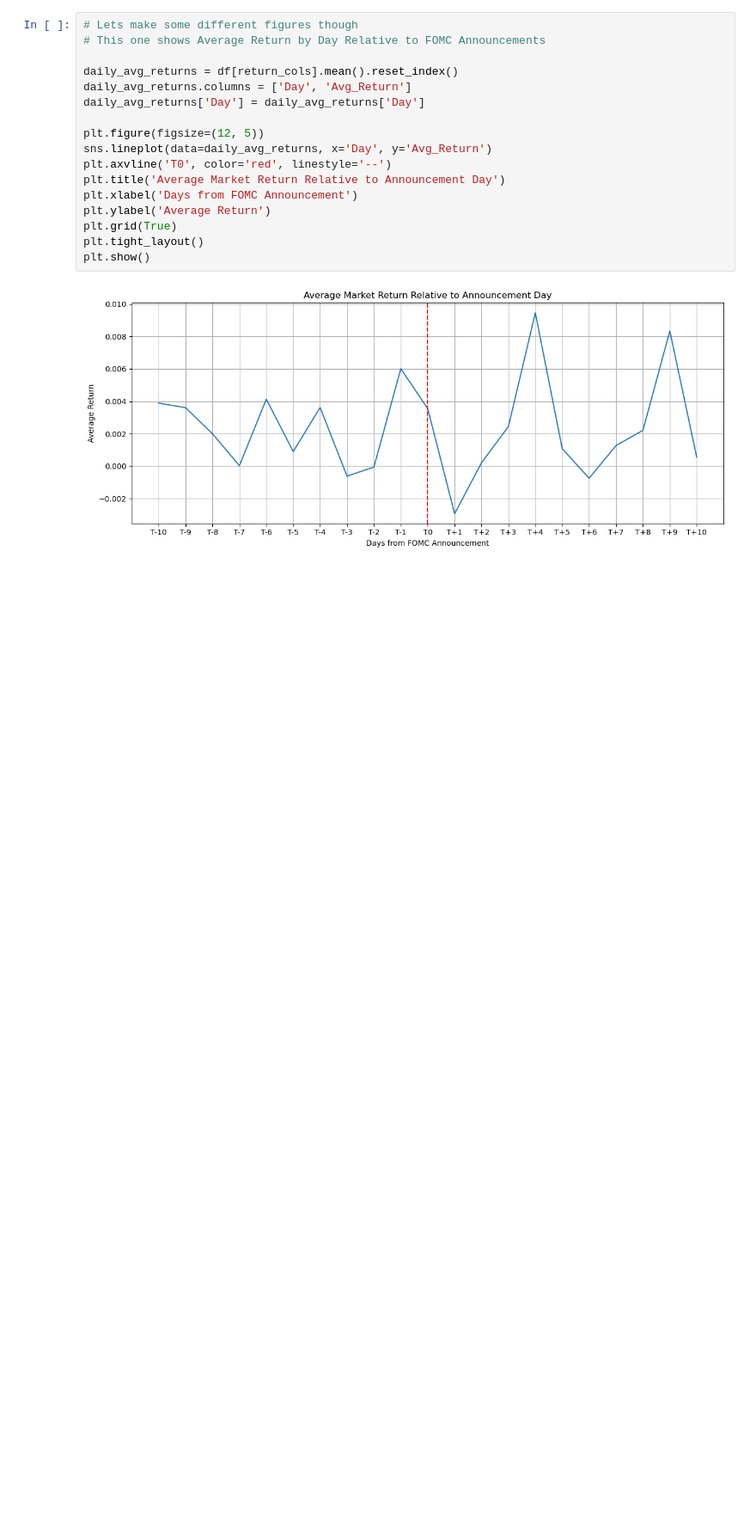
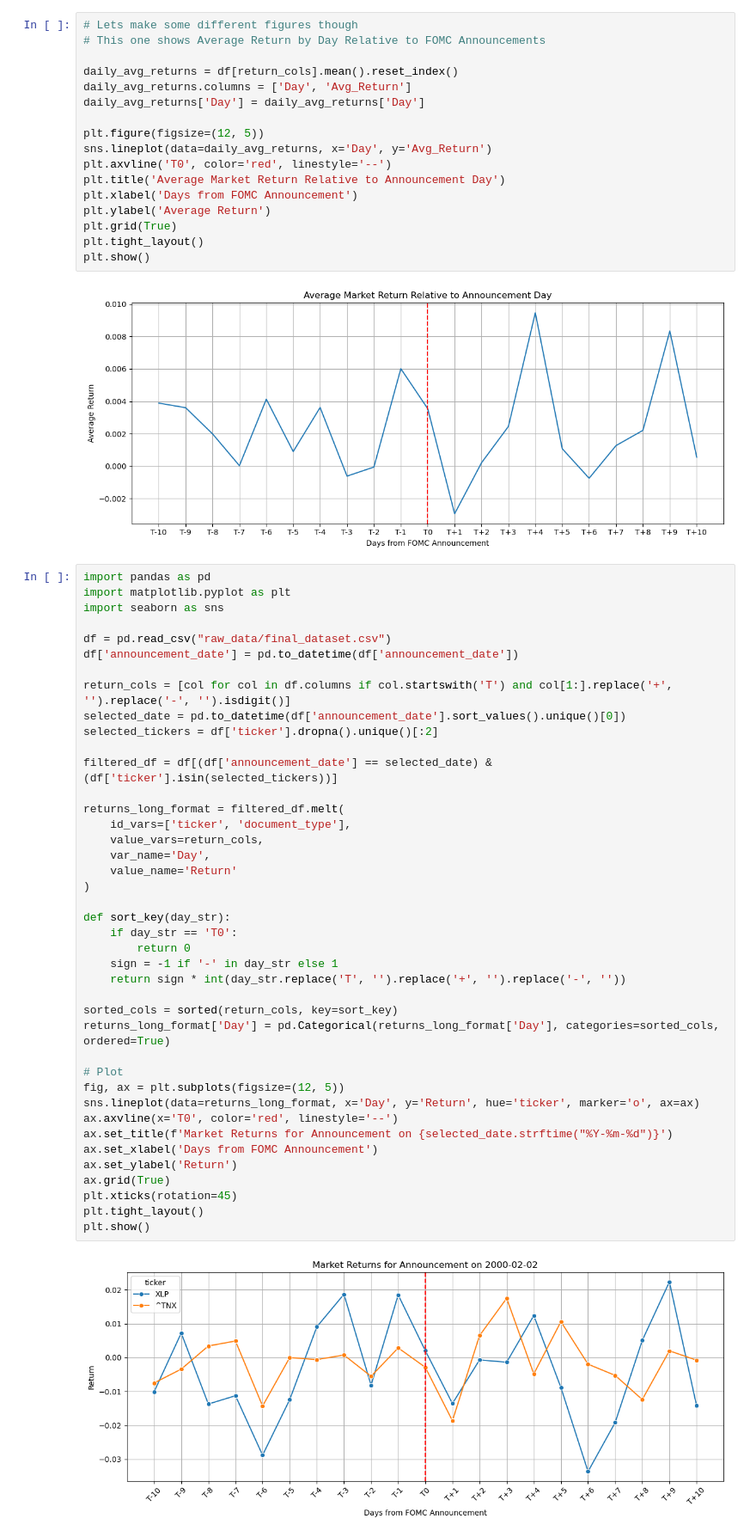
Before and after one commit to jonahnathan0/Fed_Announcements, a Jupyter notebook: EDA.ipynb, the cells around one changed output. Shown at 86% size. Drawn from its saved outputs; the diff is of its cells as text; blank space fills up the shorter version.

```diff
--- a/EDA.ipynb
+++ b/EDA.ipynb
@@ -82,3 +82,46 @@ plt.tight_layout()
 plt.show()
 # %% [output]
 [figure]
+# %%
+import pandas as pd
+import matplotlib.pyplot as plt
+import seaborn as sns
+
+df = pd.read_csv("raw_data/final_dataset.csv")
+df['announcement_date'] = pd.to_datetime(df['announcement_date'])
+
+return_cols = [col for col in df.columns if col.startswith('T') and col[1:].replace('+', '').replace('-', '').isdigit()]
+selected_date = pd.to_datetime(df['announcement_date'].sort_values().unique()[0])
+selected_tickers = df['ticker'].dropna().unique()[:2]
+
+filtered_df = df[(df['announcement_date'] == selected_date) & (df['ticker'].isin(selected_tickers))]
+
+returns_long_format = filtered_df.melt(
+    id_vars=['ticker', 'document_type'],
+    value_vars=return_cols,
+    var_name='Day',
+    value_name='Return'
+)
+
+def sort_key(day_str):
+    if day_str == 'T0':
+        return 0
+    sign = -1 if '-' in day_str else 1
+    return sign * int(day_str.replace('T', '').replace('+', '').replace('-', ''))
+
+sorted_cols = sorted(return_cols, key=sort_key)
+returns_long_format['Day'] = pd.Categorical(returns_long_format['Day'], categories=sorted_cols, ordered=True)
+
+# Plot
+fig, ax = plt.subplots(figsize=(12, 5))
+sns.lineplot(data=returns_long_format, x='Day', y='Return', hue='ticker', marker='o', ax=ax)
+ax.axvline(x='T0', color='red', linestyle='--')
+ax.set_title(f'Market Returns for Announcement on {selected_date.strftime("%Y-%m-%d")}')
+ax.set_xlabel('Days from FOMC Announcement')
+ax.set_ylabel('Return')
+ax.grid(True)
+plt.xticks(rotation=45)
+plt.tight_layout()
+plt.show()
+# %% [output]
+[figure, added]
```
Also changed, not shown: 1 other file.
